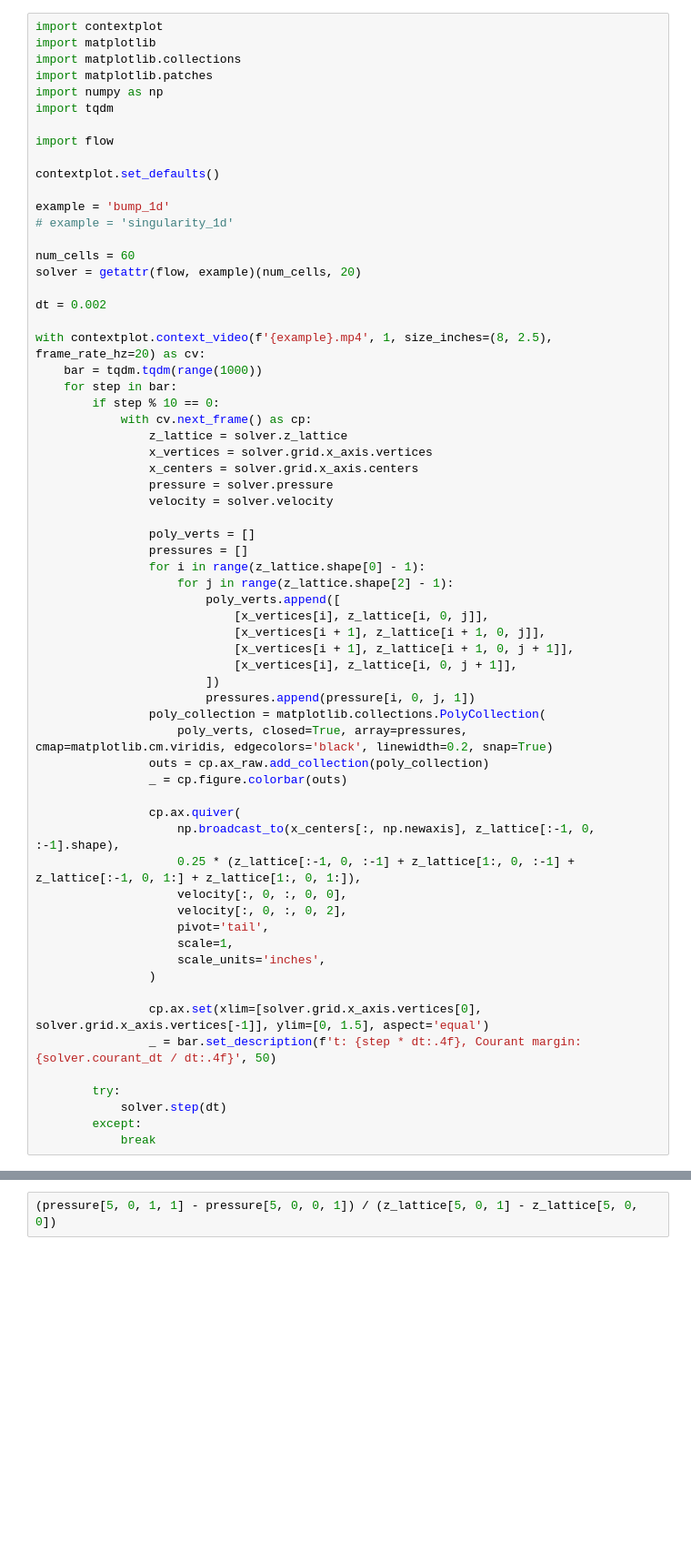
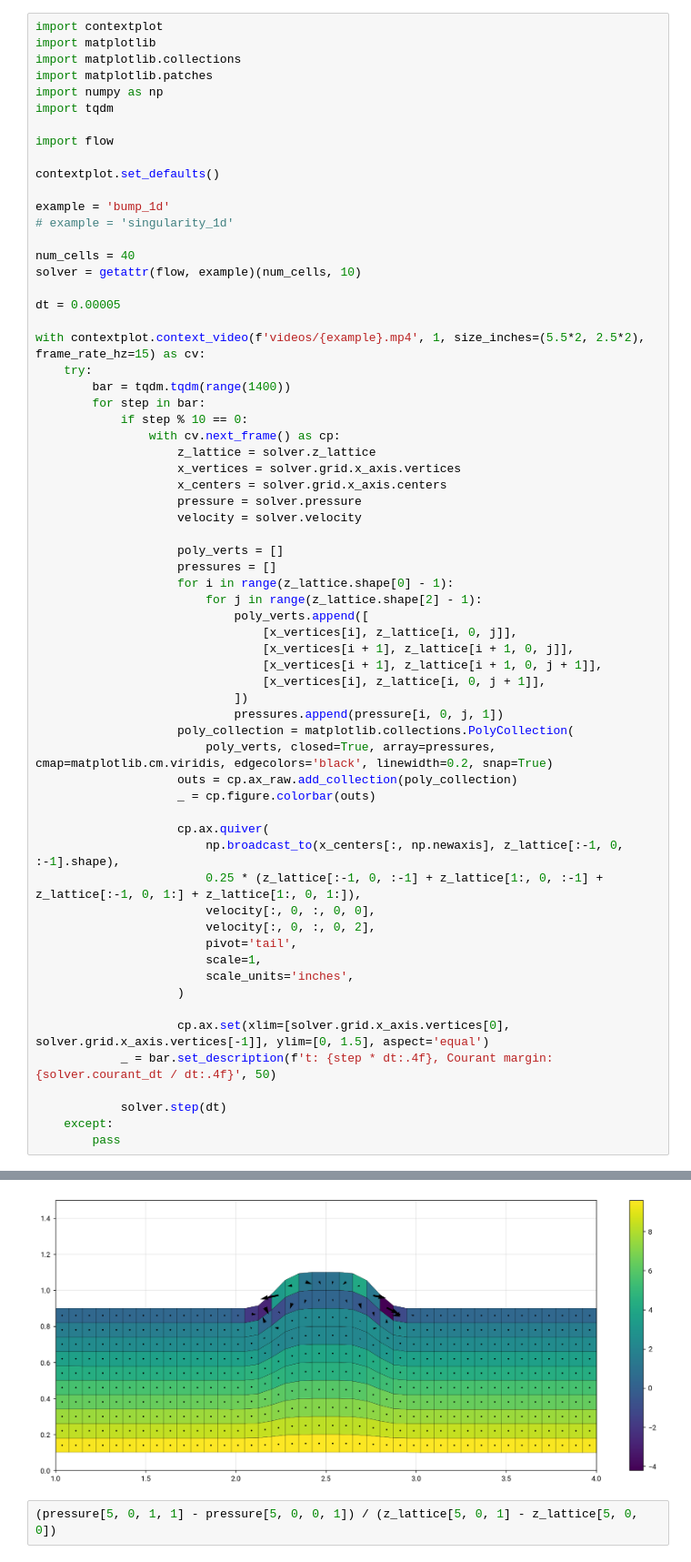
Before and after one commit to joshburkart/tsunami, a Jupyter notebook: examples.ipynb, the cells around one changed output, grey strips where cells are left out. Shown at 91% size. Drawn from its saved outputs; the diff is of its cells as text; blank space fills up the shorter version.

```diff
--- a/examples.ipynb
+++ b/examples.ipynb
@@ -23,53 +33,53 @@ contextplot.set_defaults()
 example = 'bump_1d'
 # example = 'singularity_1d'
 
-num_cells = 60
-solver = getattr(flow, example)(num_cells, 20)
+num_cells = 40
+solver = getattr(flow, example)(num_cells, 10)
 
-dt = 0.002
+dt = 0.00005
 
-with contextplot.context_video(f'{example}.mp4', 1, size_inches=(8, 2.5), frame_rate_hz=20) as cv:
-    bar = tqdm.tqdm(range(1000))
-    for step in bar:
-        if step % 10 == 0:
-            with cv.next_frame() as cp:
-                z_lattice = solver.z_lattice
-                x_vertices = solver.grid.x_axis.vertices
-                x_centers = solver.grid.x_axis.centers
-                pressure = solver.pressure
-                velocity = solver.velocity
+with contextplot.context_video(f'videos/{example}.mp4', 1, size_inches=(5.5*2, 2.5*2), frame_rate_hz=15) as cv:
+    try:
+        bar = tqdm.tqdm(range(1400))
+        for step in bar:
+            if step % 10 == 0:
+                with cv.next_frame() as cp:
+                    z_lattice = solver.z_lattice
+                    x_vertices = solver.grid.x_axis.vertices
+                    x_centers = solver.grid.x_axis.centers
+                    pressure = solver.pressure
+                    velocity = solver.velocity
 
-                poly_verts = []
-                pressures = []
-                for i in range(z_lattice.shape[0] - 1):
-                    for j in range(z_lattice.shape[2] - 1):
-                        poly_verts.append([
-                            [x_vertices[i], z_lattice[i, 0, j]],
-                            [x_vertices[i + 1], z_lattice[i + 1, 0, j]],
-                            [x_vertices[i + 1], z_lattice[i + 1, 0, j + 1]],
-                            [x_vertices[i], z_lattice[i, 0, j + 1]],
-                        ])
-                        pressures.append(pressure[i, 0, j, 1])
-                poly_collection = matplotlib.collections.PolyCollection(
-                    poly_verts, closed=True, array=pressures, cmap=matplotlib.cm.viridis, edgecolors='black', linewidth=0.2, snap=True)
-                outs = cp.ax_raw.add_collection(poly_collection)
-                _ = cp.figure.colorbar(outs)
+                    poly_verts = []
+                    pressures = []
+                    for i in range(z_lattice.shape[0] - 1):
+                        for j in range(z_lattice.shape[2] - 1):
+                            poly_verts.append([
+                                [x_vertices[i], z_lattice[i, 0, j]],
+                                [x_vertices[i + 1], z_lattice[i + 1, 0, j]],
+                                [x_vertices[i + 1], z_lattice[i + 1, 0, j + 1]],
+                                [x_vertices[i], z_lattice[i, 0, j + 1]],
+                            ])
+                            pressures.append(pressure[i, 0, j, 1])
+                    poly_collection = matplotlib.collections.PolyCollection(
+                        poly_verts, closed=True, array=pressures, cmap=matplotlib.cm.viridis, edgecolors='black', linewidth=0.2, snap=True)
+                    outs = cp.ax_raw.add_collection(poly_collection)
+                    _ = cp.figure.colorbar(outs)
 
-                cp.ax.quiver(
-                    np.broadcast_to(x_centers[:, np.newaxis], z_lattice[:-1, 0, :-1].shape),
-                    0.25 * (z_lattice[:-1, 0, :-1] + z_lattice[1:, 0, :-1] + z_lattice[:-1, 0, 1:] + z_lattice[1:, 0, 1:]),
-                    velocity[:, 0, :, 0, 0],
-                    velocity[:, 0, :, 0, 2],
-                    pivot='tail',
-                    scale=1,
-                    scale_units='inches',
-                )
+                    cp.ax.quiver(
+                        np.broadcast_to(x_centers[:, np.newaxis], z_lattice[:-1, 0, :-1].shape),
+                        0.25 * (z_lattice[:-1, 0, :-1] + z_lattice[1:, 0, :-1] + z_lattice[:-1, 0, 1:] + z_lattice[1:, 0, 1:]),
+                        velocity[:, 0, :, 0, 0],
+                        velocity[:, 0, :, 0, 2],
+                        pivot='tail',
+                        scale=1,
+                        scale_units='inches',
+                    )
 
-                cp.ax.set(xlim=[solver.grid.x_axis.vertices[0], solver.grid.x_axis.vertices[-1]], ylim=[0, 1.5], aspect='equal')
-                _ = bar.set_description(f't: {step * dt:.4f}, Courant margin: {solver.courant_dt / dt:.4f}', 50)
+                    cp.ax.set(xlim=[solver.grid.x_axis.vertices[0], solver.grid.x_axis.vertices[-1]], ylim=[0, 1.5], aspect='equal')
+            _ = bar.set_description(f't: {step * dt:.4f}, Courant margin: {solver.courant_dt / dt:.4f}', 50)
 
-        try:
             solver.step(dt)
-        except:
-            break
+    except:
+        pass
 # %% [output]
@@ -93,4 +86,5 @@ note: Some details are omitted, run with `RUST_BACKTRACE=full` for a verbose bac
 [interactive output not drawn]
+[figure, added]
 # %%
 (pressure[5, 0, 1, 1] - pressure[5, 0, 0, 1]) / (z_lattice[5, 0, 1] - z_lattice[5, 0, 0])
 # %% [output]
```
Also changed, not shown: parts of 2 cells of this notebook, 8 other files.
